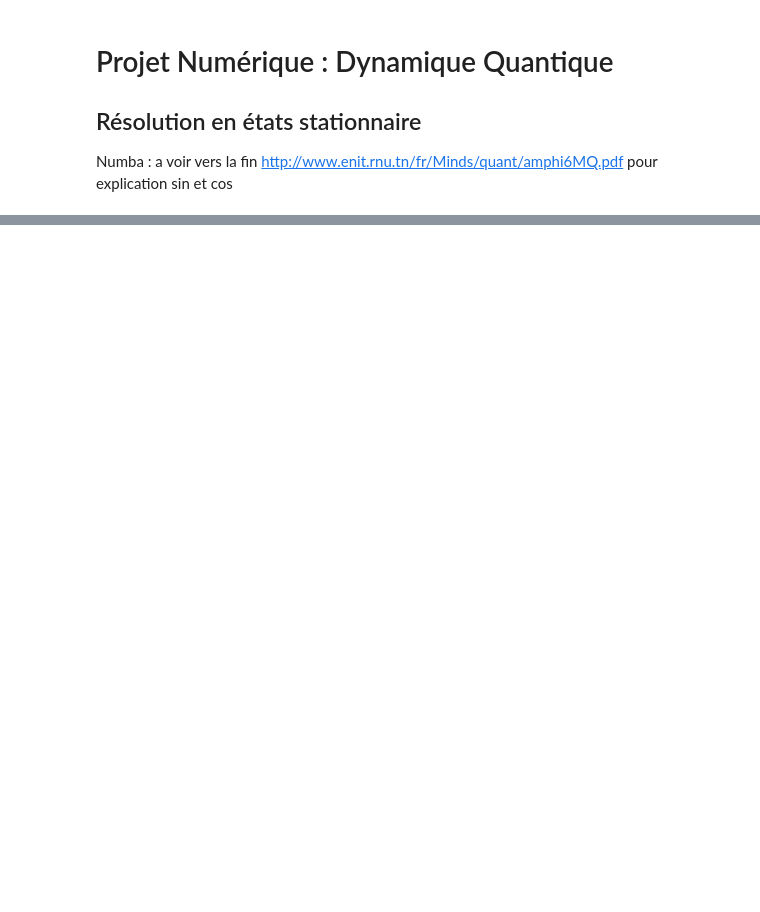
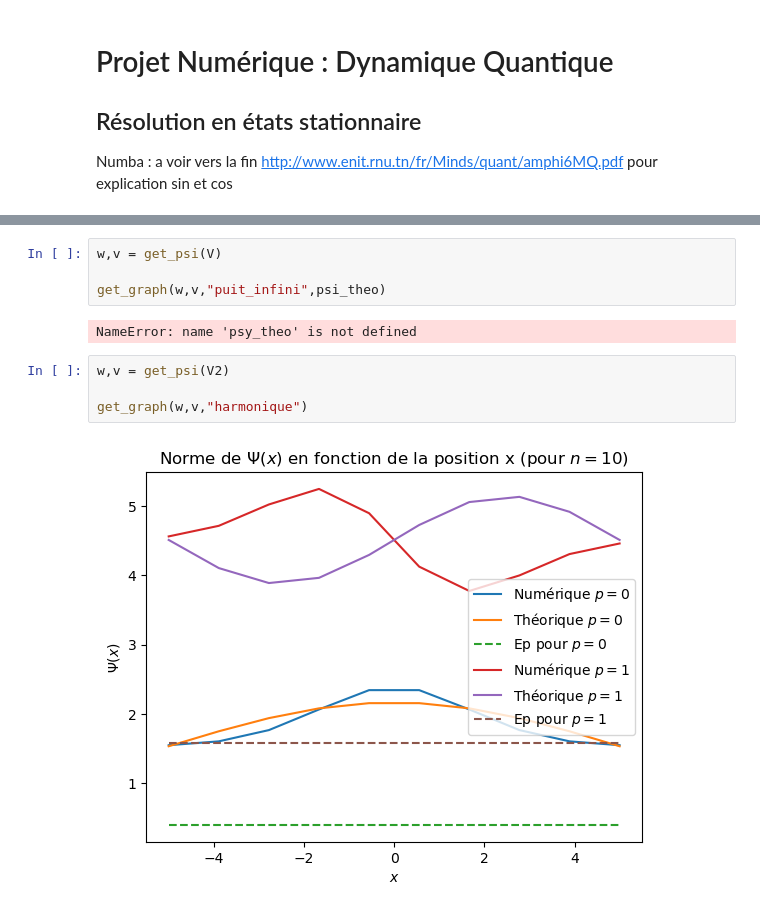
Before and after one commit to lucasboistay/shrodinger_simulation, a Jupyter notebook: etat_stationnaire/Untitled.ipynb, the cells around one changed output, grey strips where cells are left out. Cells and saved outputs as stored; diff of their text form; blank space fills up the shorter version.

```diff
--- a/etat_stationnaire/Untitled.ipynb
+++ b/etat_stationnaire/Untitled.ipynb
@@ -199,0 +193,12 @@ plt.show()
+# %%
+w,v = get_psi(V)
+
+get_graph(w,v,"puit_infini",psi_theo)
+# %% [output]
+NameError: name 'psy_theo' is not defined
+# %%
+w,v = get_psi(V2)
+
+get_graph(w,v,"harmonique")
+# %% [output]
+[figure, added]
```
Also changed, not shown: parts of 9 cells of this notebook, 7 other files.
